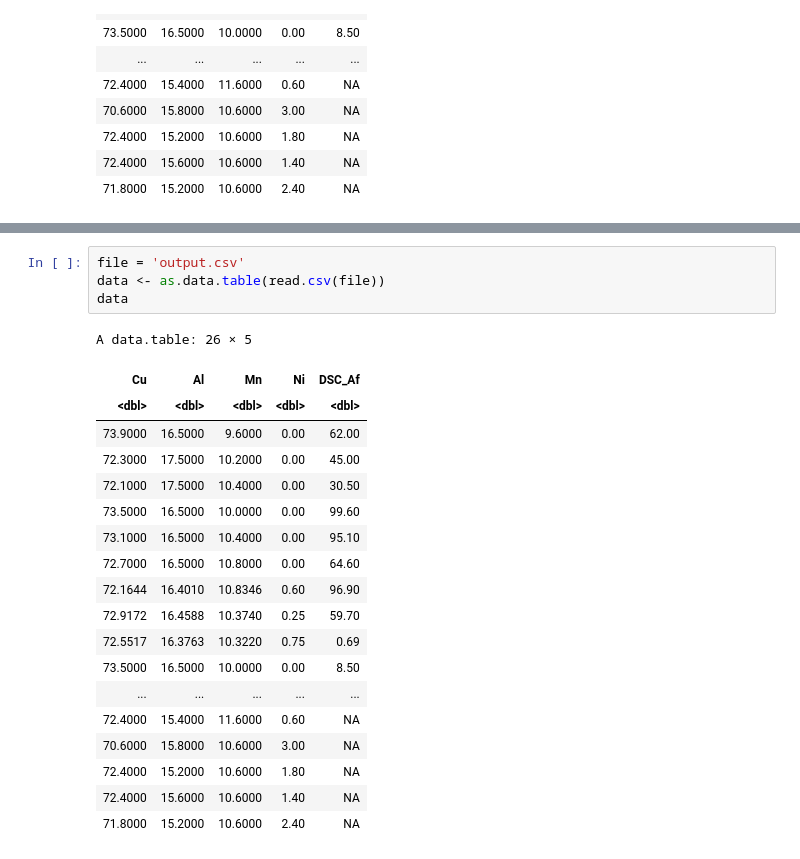
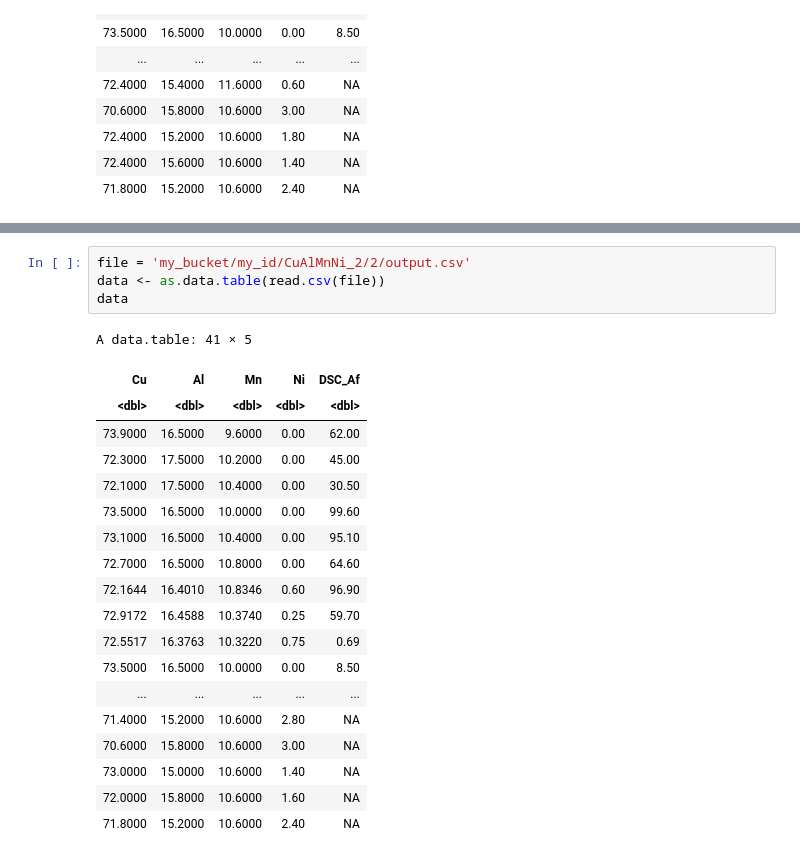
Before and after one commit to hududed/mlr3mbo-demo, a Jupyter notebook: batch_mlr3mbo_single_objective.ipynb, the cells around one changed output, grey strips where cells are left out. Cells and saved outputs as stored; diff of their text form.

```diff
--- a/batch_mlr3mbo_single_objective.ipynb
+++ b/batch_mlr3mbo_single_objective.ipynb
@@ -196,24 +312,24 @@ A data.table: 26 × 5
 # %%
-file = 'output.csv'
+file = 'my_bucket/my_id/CuAlMnNi_2/2/output.csv'
 data <- as.data.table(read.csv(file))
 data
 # %% [output]
-A data.table: 26 × 5
+A data.table: 41 × 5
 | Cu | Al | Mn | Ni | DSC_Af |
 | <dbl> | <dbl> | <dbl> | <dbl> | <dbl> |
 | 73.9000 | 16.5000 | 9.6000 | 0.00 | 62.00 |
 | 72.3000 | 17.5000 | 10.2000 | 0.00 | 45.00 |
 | 72.1000 | 17.5000 | 10.4000 | 0.00 | 30.50 |
 | 73.5000 | 16.5000 | 10.0000 | 0.00 | 99.60 |
 | 73.1000 | 16.5000 | 10.4000 | 0.00 | 95.10 |
 | 72.7000 | 16.5000 | 10.8000 | 0.00 | 64.60 |
 | 72.1644 | 16.4010 | 10.8346 | 0.60 | 96.90 |
 | 72.9172 | 16.4588 | 10.3740 | 0.25 | 59.70 |
 | 72.5517 | 16.3763 | 10.3220 | 0.75 | 0.69 |
 | 73.5000 | 16.5000 | 10.0000 | 0.00 | 8.50 |
 | ... | ... | ... | ... | ... |
-| 72.4000 | 15.4000 | 11.6000 | 0.60 | NA |
+| 71.4000 | 15.2000 | 10.6000 | 2.80 | NA |
 | 70.6000 | 15.8000 | 10.6000 | 3.00 | NA |
-| 72.4000 | 15.2000 | 10.6000 | 1.80 | NA |
-| 72.4000 | 15.6000 | 10.6000 | 1.40 | NA |
+| 73.0000 | 15.0000 | 10.6000 | 1.40 | NA |
+| 72.0000 | 15.8000 | 10.6000 | 1.60 | NA |
 | 71.8000 | 15.2000 | 10.6000 | 2.40 | NA |
```
Also changed, not shown: parts of 9 cells of this notebook.
